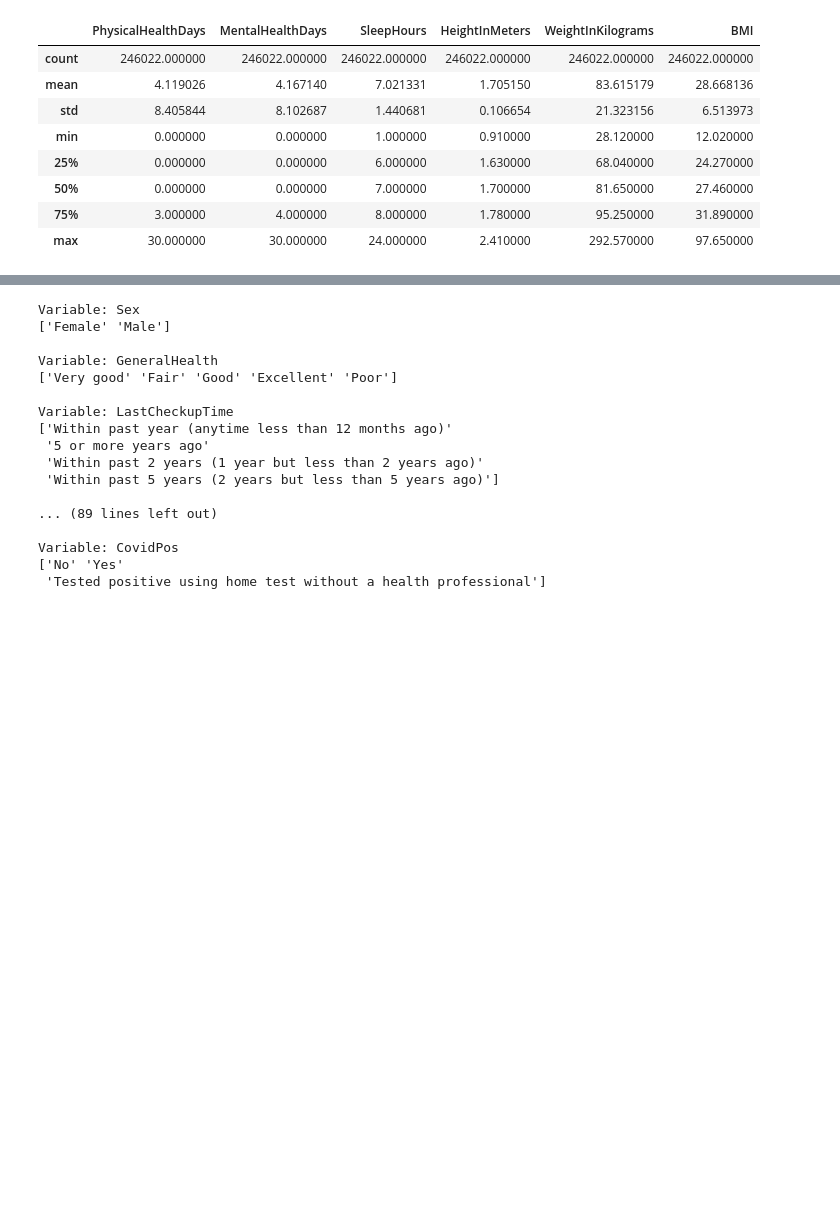
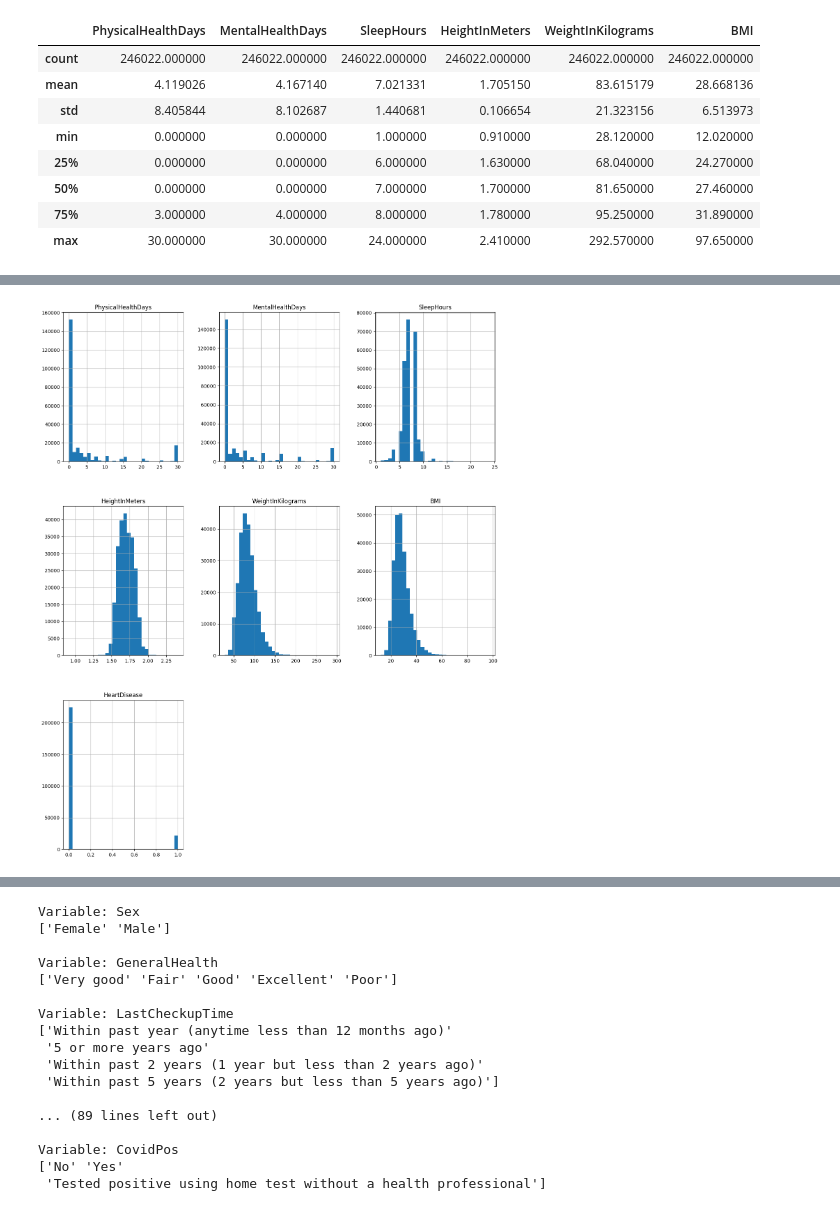
Before and after one commit to hoybrett99/HeartDiseasePrediction, a Jupyter notebook: heart_disease_analysis.ipynb, the cells around one changed output, grey strips where cells are left out. Saved outputs shown, nothing was run; the diff lists cells and outputs as text; code cells hidden in the pictures; blank space fills up the shorter version.

```diff
--- a/heart_disease_analysis.ipynb
+++ b/heart_disease_analysis.ipynb
@@ -116,0 +134,5 @@ df_num.head()
+# %%
+# Distributions of each numerical variable
+df_num.hist(figsize=(16, 20), bins=30);
+# %% [output]
+[figure, added]
```
Also changed, not shown: parts of 31 cells of this notebook.
